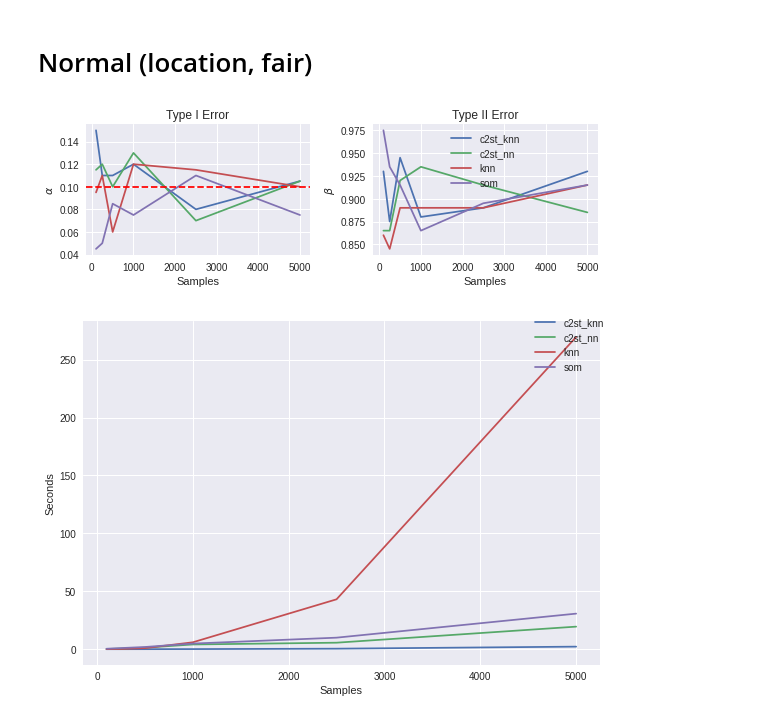
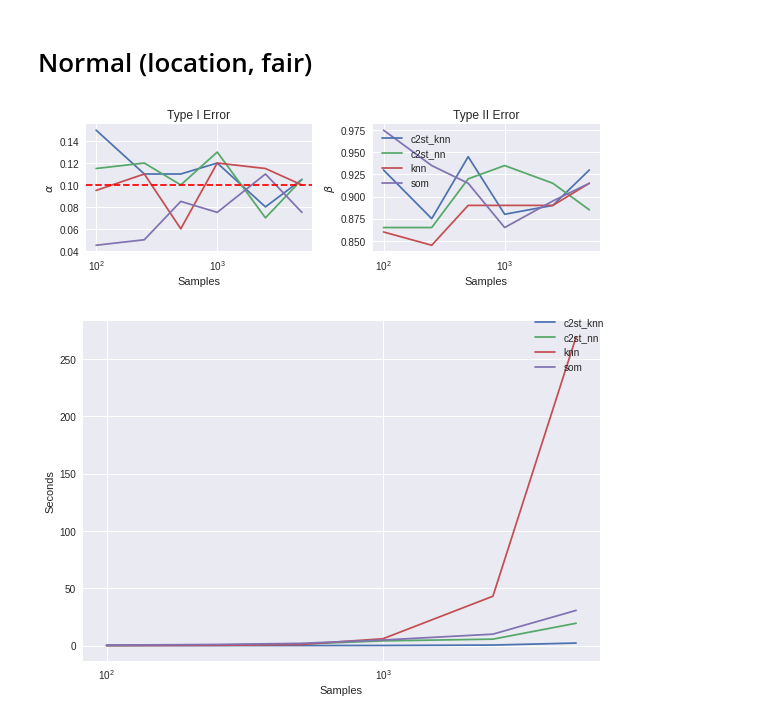
Before and after one commit to ayllon/SOMA, a Jupyter notebook: notebooks/sample_size/normal_location.ipynb, the cells around one changed output. Saved outputs shown, nothing was run; the diff lists cells and outputs as text; code cells hidden in the pictures.

```diff
--- a/notebooks/sample_size/normal_location.ipynb
+++ b/notebooks/sample_size/normal_location.ipynb
@@ -62,12 +62,12 @@ n3 = MultivariateNormalGenerator(means3, cov=np.diag(np.ones(1000)))
 #n3_results.to_csv('../../results/sample_size/n3_results_samples.csv')
 n3_results = pandas.read_csv('../../results/sample_size/n3_results_samples.csv', index_col=[0,1])
 # %%
-normal_fair_fig = plot_errors(n3_results)
+normal_fair_fig = plot_errors(n3_results, logscale=True)
 normal_fair_fig.savefig(os.path.join(plot_dir, 'normal_fair_power_samples.eps'))
 # %% [output]
-[figure, old version]
+[figure, new version]
 # %%
-normal_fair_time = plot_time(n3_results)
+normal_fair_time = plot_time(n3_results, logscale=True)
 normal_fair_time.savefig(os.path.join(plot_dir, 'normal_fair_time_samples.eps'))
 # %% [output]
-[figure, old version]
+[figure, new version]
```
Also changed, not shown: 1 other file.
